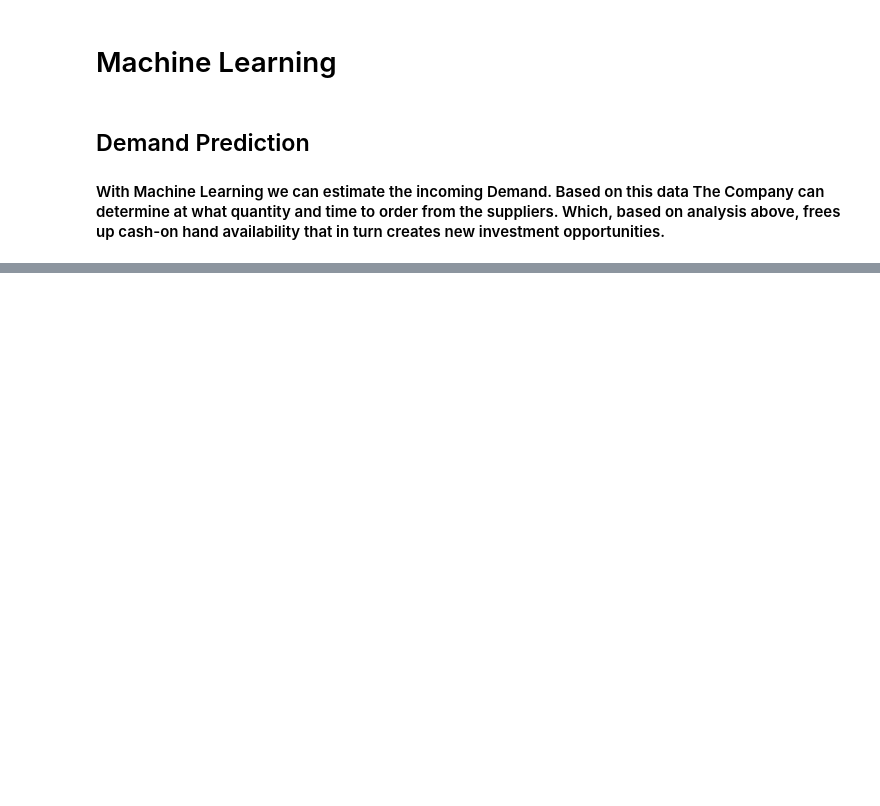
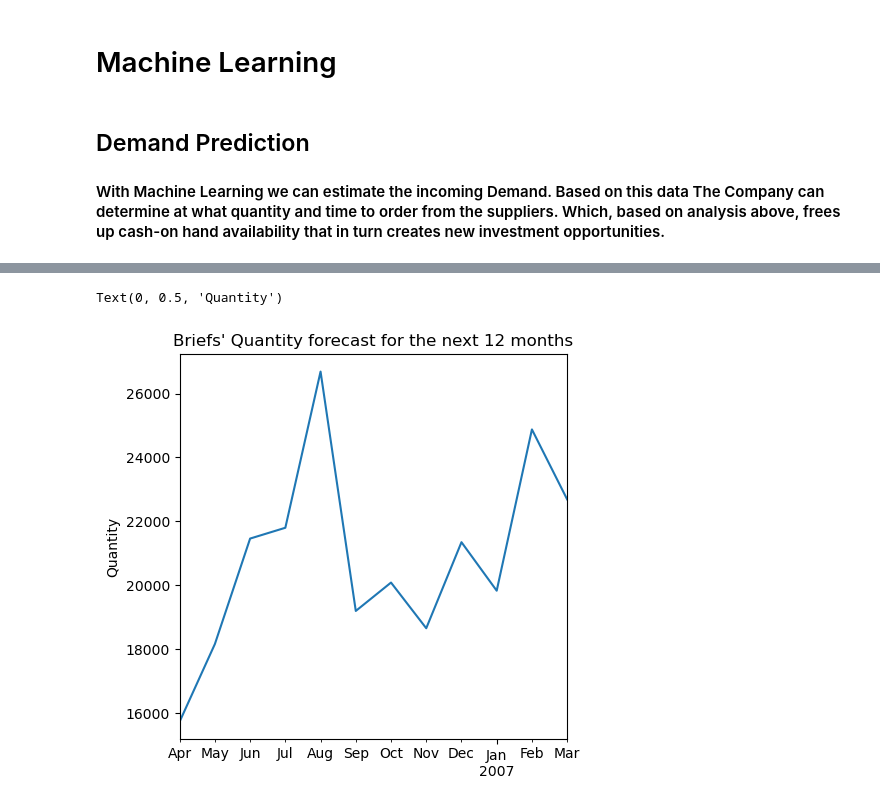
Before and after one commit to unintelligible-screeching/Personal-Project-2, a Jupyter notebook: Underwear Data with 11 Tables & up to 100K+ rows(2).ipynb, the cells around one changed output, grey strips where cells are left out. Cells and saved outputs as stored; diff of their text form; code cells hidden in the pictures; blank space fills up the shorter version.

```diff
--- a/Underwear Data with 11 Tables & up to 100K+ rows(2).ipynb
+++ b/Underwear Data with 11 Tables & up to 100K+ rows(2).ipynb
@@ -492,0 +510,13 @@ Assumming that The Company is not under any legal obligations of the supliers (e
+# %%
+# SARIMA model
+model = ARIMA(quantity_briefs['QuantitySold'], order=(0, 1, 2), seasonal_order=(0, 1, 2, 12))
+# Train the model
+model_fit = model.fit()
+forecast = model_fit.forecast(steps=12)
+plt.figure(figsize=(5,5))
+forecast.plot()
+plt.title("Briefs' Quantity forecast for the next 12 months")
+plt.ylabel('Quantity')
+# %% [output]
+Text(0, 0.5, 'Quantity')
+[figure, added]
```
Also changed, not shown: parts of 7 cells of this notebook.
